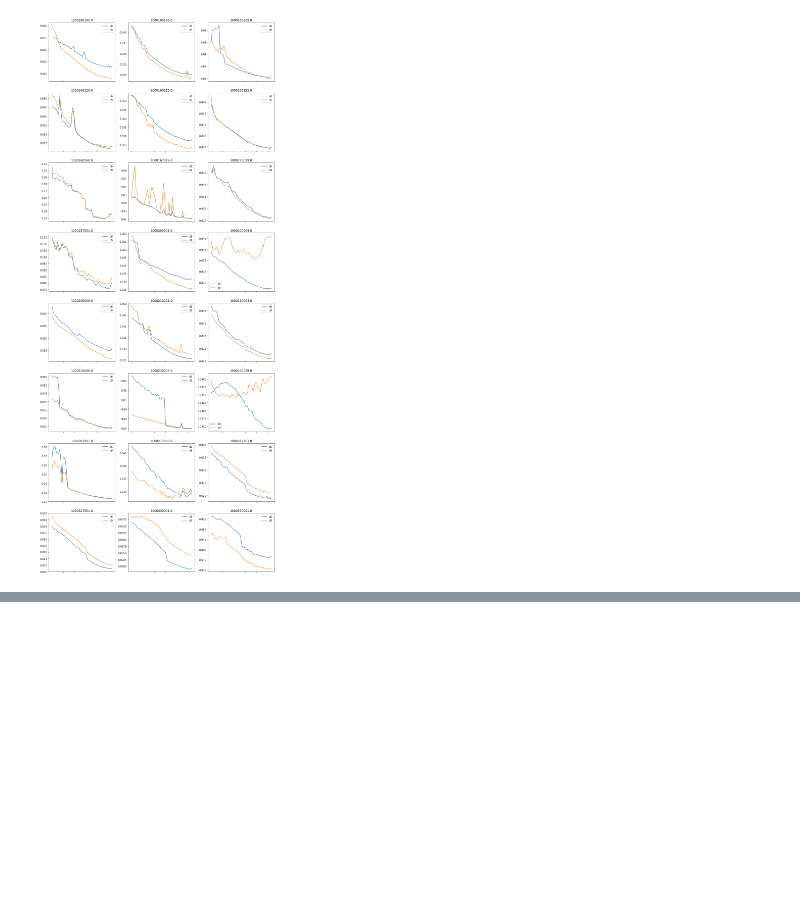
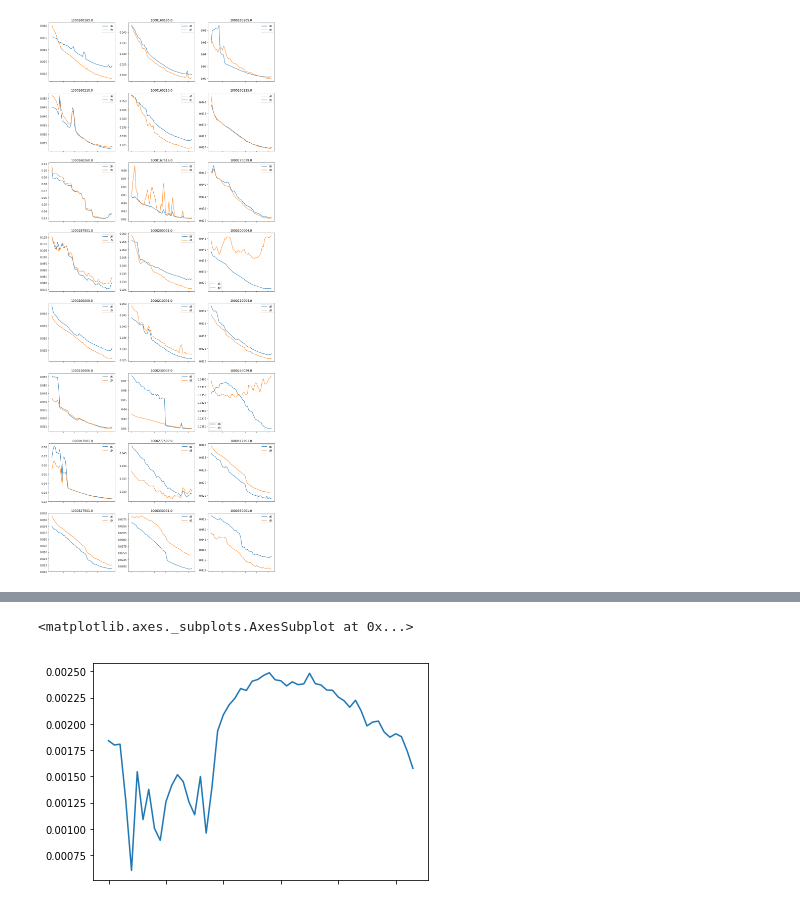
Before and after one commit to cmoscardi/independent_2018, a Jupyter notebook: image/image_overlap.ipynb, the cells around one changed output, grey strips where cells are left out. Drawn from its saved outputs; the diff is of its cells as text; code cells hidden in the pictures; blank space fills up the shorter version.

```diff
--- a/image/image_overlap.ipynb
+++ b/image/image_overlap.ipynb
@@ -34,0 +47,5 @@ for i, ax in enumerate(axes):
+# %%
+diffs.mean(axis=1).plot()
+# %% [output]
+<matplotlib.axes._subplots.AxesSubplot at 0x...>
+[figure, added]
```
Also changed, not shown: parts of 3 cells of this notebook.
